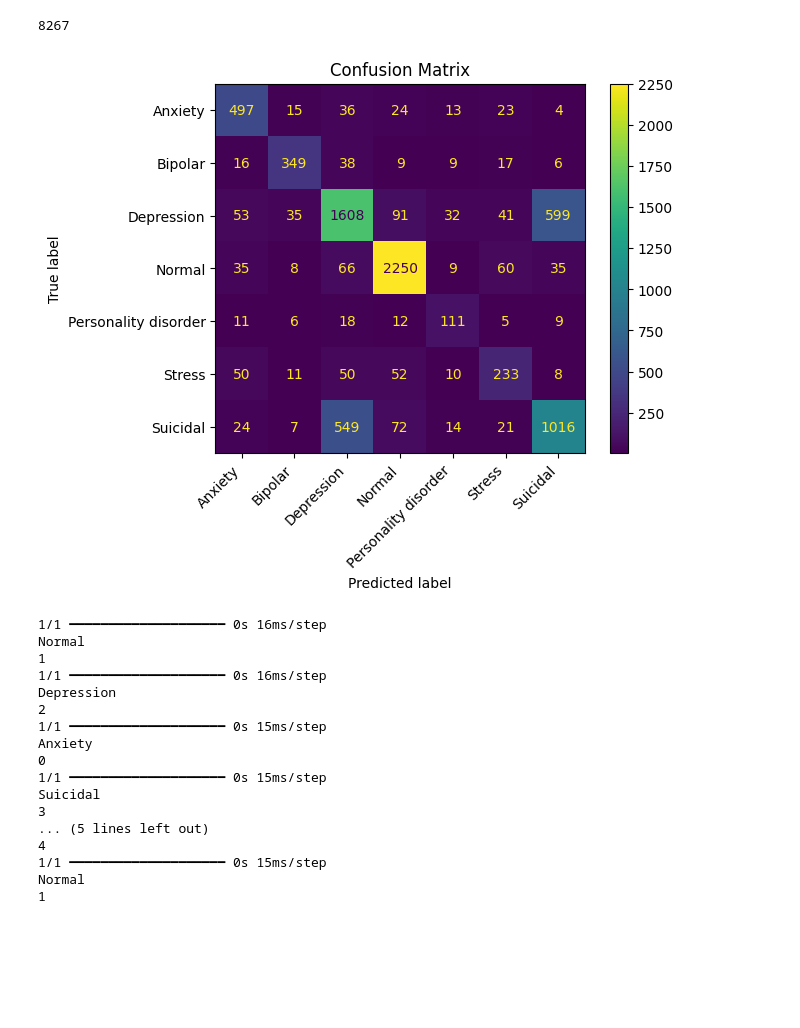
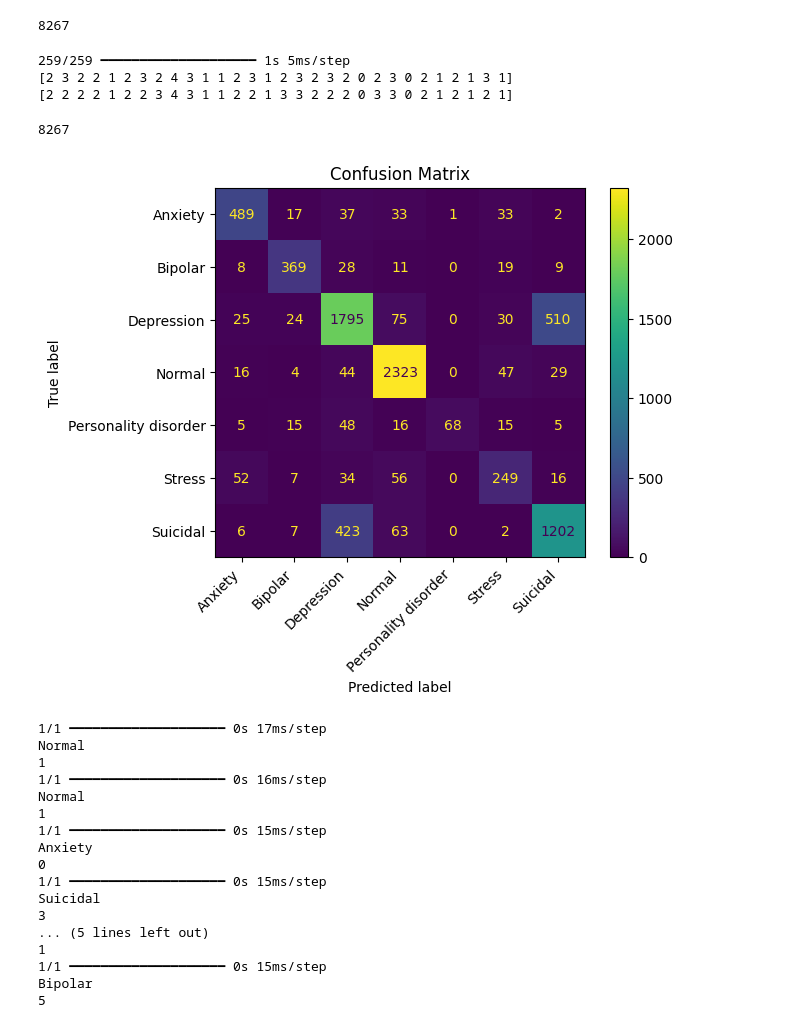
Before and after one commit to Ayobamijeje/Mental_health, a Jupyter notebook: Mental_health_Sentiment_Analysis.ipynb, the cells around one changed output. Saved outputs shown, nothing was run; the diff lists cells and outputs as text; code cells hidden in the pictures; blank space fills up the shorter version.

Commit message:
Kaggle Notebook | Mental Health sentiment analysis | Version 4

```diff
--- a/Mental_health_Sentiment_Analysis.ipynb
+++ b/Mental_health_Sentiment_Analysis.ipynb
@@ -48,5 +38,3 @@ Mental_health = pd.read_csv('Combined Data.csv', index_col= 0)
-# %%
-Mental_health = pd.read_csv('Combined Data.csv', index_col= 0)
 # %%
 Mental_health.head()
 # %% [output]
@@ -235,9 +223,9 @@ train_dataset_ = tf.data.Dataset.from_tensor_slices((train_dataset['statement'].
 val_dataset_ = tf.data.Dataset.from_tensor_slices((val_dataset['statement'].values, val_dataset['label'].values))
 test_dataset_ = tf.data.Dataset.from_tensor_slices((test_dataset['statement'].values, test_dataset['label'].values))
 
-train_ds = train_dataset_.shuffle(buffer_size=1000)
-val_ds = val_dataset_.shuffle(buffer_size=1000)
-test_ds = test_dataset_.shuffle(buffer_size=1000)
+train_ds = train_dataset_.shuffle(buffer_size=1000).batch(64)
+val_ds = val_dataset_.shuffle(buffer_size=1000).batch(64)
+test_ds = test_dataset_.shuffle(buffer_size=1000).batch(64)
 # %%
 # tokenization and vectorization
 from tensorflow.keras import layers
@@ -659,8 +538,7 @@ with open('text_vectorization.pkl', 'wb') as f:
 with open('text_vectorization.pkl', 'rb') as f:
     vectorizer = pickle.load(f)
 # %%
-# 73 % on the test data
-classifier = keras.models.load_model('/content/drive/MyDrive/NLP_classification/Online_Mental_Health.keras')# use the second model for test prediction and evaluation
-test_inti = test_inti.batch(64)
+# 79 % on the test data
+classifier = keras.models.load_model('/kaggle/working/Online_Mental_Health.keras')# use the second model for test prediction and evaluation
 classifier.evaluate(test_inti)
 # %% [output]
@@ -683,30 +560,43 @@ test_labels = np.array(test_labels)
 len(test_inputs)
 # %% [output]
 8267
+# %%
+predicted_classes = classifier.predict(test_inputs)
+
+predicted = np.argmax(predicted_classes, axis = 1)
+
+print(predicted[:30])
+print(test_labels[:30])
+len(predicted)
+# %% [output]
+259/259 ━━━━━━━━━━━━━━━━━━━━ 1s 5ms/step
+[2 3 2 2 1 2 3 2 4 3 1 1 2 3 1 2 3 2 3 2 0 2 3 0 2 1 2 1 3 1]
+[2 2 2 2 1 2 2 3 4 3 1 1 2 2 1 3 3 2 2 2 0 3 3 0 2 1 2 1 2 1]
+8267
 # %%
 from sklearn.metrics import confusion_matrix, ConfusionMatrixDisplay
 
 
 
 
-pred_series = pd.Series(predicted_classes).map(lambda x: names[x]).to_numpy()
+pred_series = pd.Series(predicted).map(lambda x: names[x]).to_numpy()
 test_lebel_series = pd.Series(test_labels).map(lambda x: names[x]).to_numpy()
 
 
 
 cm = confusion_matrix(test_lebel_series, pred_series)
 
 disp = ConfusionMatrixDisplay(confusion_matrix=cm, display_labels=np.unique(test_lebel_series))
 disp.plot(cmap='viridis')
 plt.xticks(rotation=45, ha='right')
 plt.title('Confusion Matrix')
 plt.show()
 # %% [output]
-[figure, old version]
+[figure, new version]
 # %%
 texts = ['i feel like i have a lot of things to do', 'i am very fearful and sweaty when i am around my boss',  'i am very anxious and sweaty when i am around my boss',
-         'he is likely to die soon after all the suffering', 'i am very happy and i am in love', 'my gf of over 3 years dumped me, i feel stressed on how to start again',
-         'I can see God and he gave me super powers. but this makes me feel low sometimes']
+         'he is likely to die soon after all the suffering', 'i am very happy and i am in love', 'my gf of over 3 years dumped me, i feel stressed and fruastrated on how to start again',
+         'I can see God and he gave me super powers. people think i am manic']
 
 for text in texts:
   text = vectorizer([text])
@@ -719,12 +609,12 @@ for text in texts:
       print(status)
       print(index_predict)
 # %% [output]
+1/1 ━━━━━━━━━━━━━━━━━━━━ 0s 17ms/step
+Normal
+1
 1/1 ━━━━━━━━━━━━━━━━━━━━ 0s 16ms/step
 Normal
 1
-1/1 ━━━━━━━━━━━━━━━━━━━━ 0s 16ms/step
-Depression
-2
 1/1 ━━━━━━━━━━━━━━━━━━━━ 0s 15ms/step
 Anxiety
 0
@@ -732,8 +622,8 @@ Anxiety
 Suicidal
 3
 ... (5 lines left out)
-4
+1
 1/1 ━━━━━━━━━━━━━━━━━━━━ 0s 15ms/step
-Normal
-1
+Bipolar
+5
 # %% [markdown]
```
Also changed, not shown: parts of 19 cells of this notebook.
